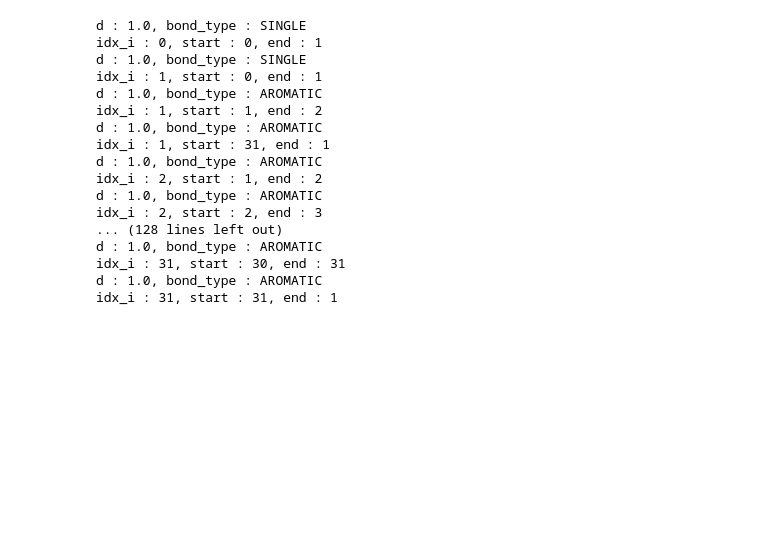
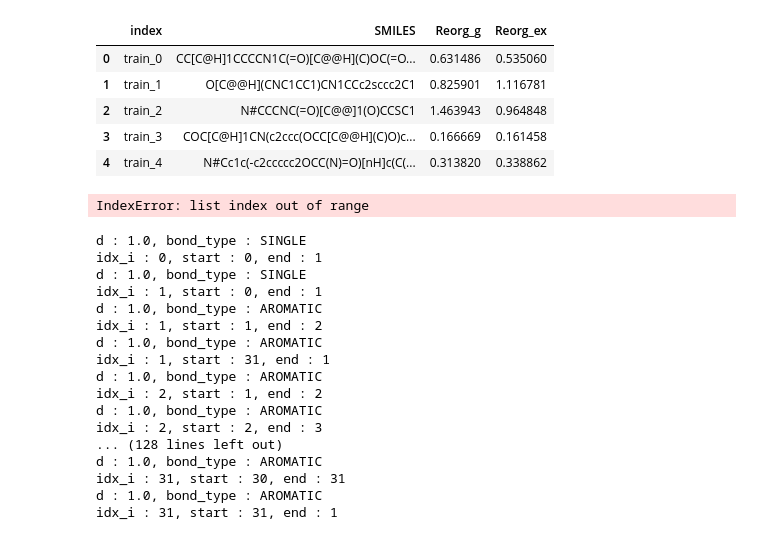
Before and after one commit to ZINZINBIN/2022-Samsung-AI-Challenge, a Jupyter notebook: EDA.ipynb, the cells around one changed output. Saved outputs shown, nothing was run; the diff lists cells and outputs as text; code cells hidden in the pictures; blank space fills up the shorter version.

```diff
--- a/EDA.ipynb
+++ b/EDA.ipynb
@@ -7,3 +7,12 @@ PATH = "./dataset/"
 
 train_df = pd.read_csv(os.path.join(PATH, "train_set.csv"))
 test_df = pd.read_csv(os.path.join(PATH, "test_set.csv"))
+# %%
+train_df.head()
+# %% [output]
+|  | index | SMILES | Reorg_g | Reorg_ex |
+| 0 | train_0 | CC[C@H]1CCCCN1C(=O)[C@@H](C)OC(=O... | 0.631486 | 0.535060 |
+| 1 | train_1 | O[C@@H](CNC1CC1)CN1CCc2sccc2C1 | 0.825901 | 1.116781 |
+| 2 | train_2 | N#CCCNC(=O)[C@@]1(O)CCSC1 | 1.463943 | 0.964848 |
+| 3 | train_3 | COC[C@H]1CN(c2ccc(OCC[C@@H](C)O)c... | 0.166669 | 0.161458 |
+| 4 | train_4 | N#Cc1c(-c2ccccc2OCC(N)=O)[nH]c(C(... | 0.313820 | 0.338862 |
@@ -10,3 +32,20 @@ test_df = pd.read_csv(os.path.join(PATH, "test_set.csv"))
+# %%
+from rdkit import Chem
+from rdkit.Chem import Descriptors
+from sklearn.preprocessing import scale
+from tqdm.auto import tqdm
+import glob2, os
+import numpy as np
+
+path = os.path.join("./dataset", "mol_files", "train_set")
+mol_file_path_lst = sorted(glob2.glob(os.path.join(path,"*.mol")))
+mol = Chem.MolFromMolFile(mol_file_path_lst[0], removeHs = False, sanitize = True)
+
+atoms=[a for a in mol.GetAtoms()]
+for a in atoms:
+    print( a.GetIdx(), a.GetSymbol() )
+# %% [output]
+IndexError: list index out of range
 # %%
 from rdkit import Chem, DataStructs
 from rdkit.Chem import Descriptors
```
Also changed, not shown: parts of 1 cell of this notebook, 14 other files.
